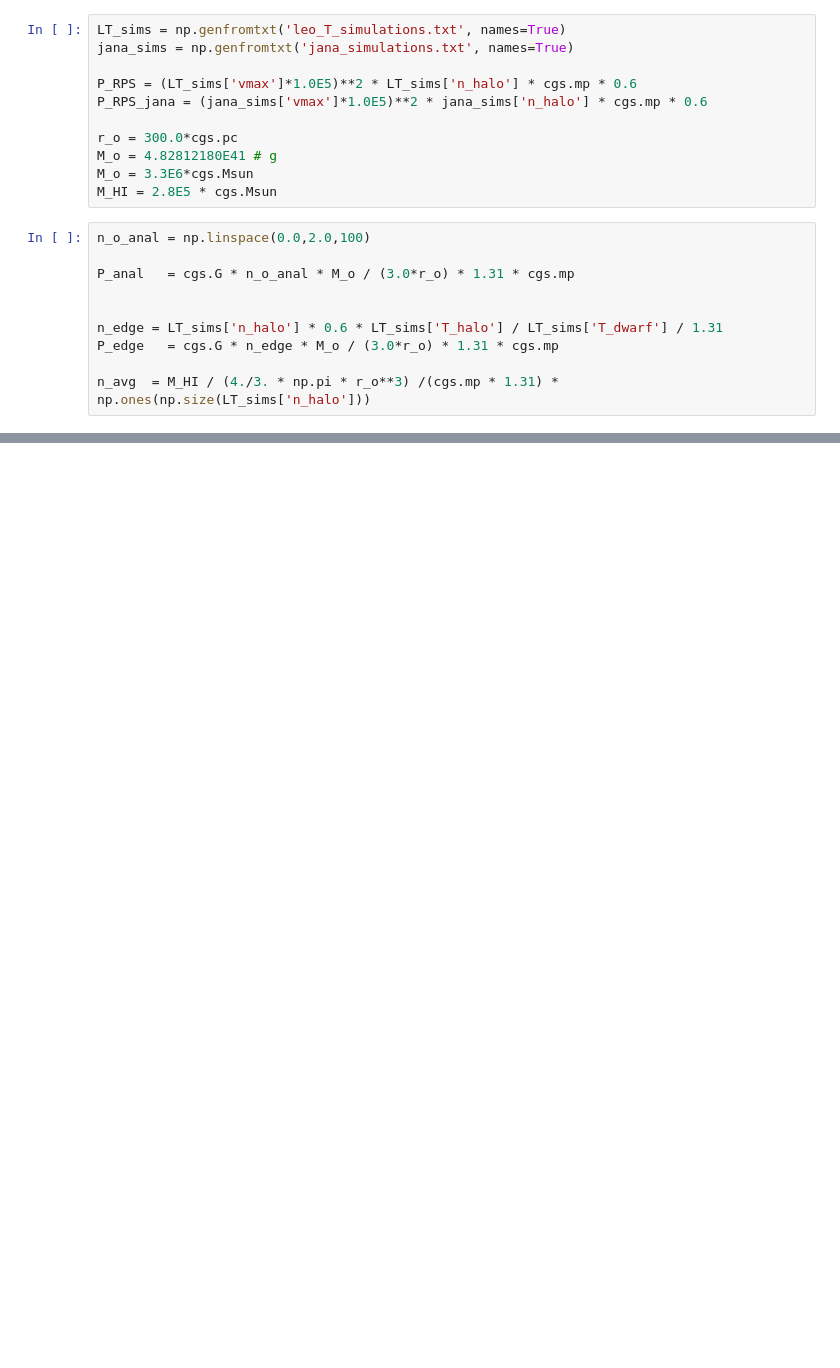
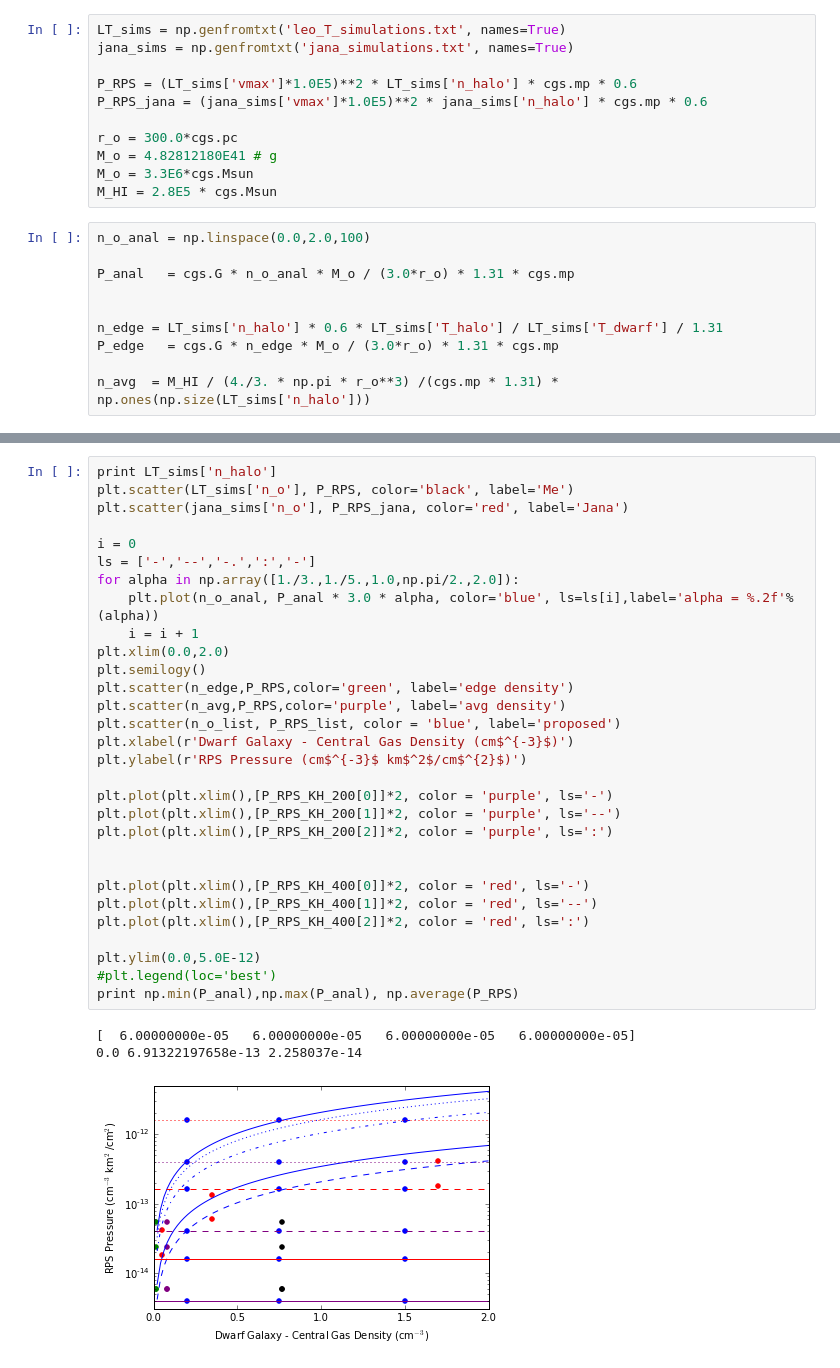
Before and after one commit to aemerick/dwarfs, a Jupyter notebook: analysis/Simulation_analysis.ipynb, the cells around one changed output, grey strips where cells are left out. Drawn from its saved outputs; the diff is of its cells as text; blank space fills up the shorter version.

```diff
--- a/analysis/Simulation_analysis.ipynb
+++ b/analysis/Simulation_analysis.ipynb
@@ -53,0 +74,34 @@ print np.min(P_anal),np.max(P_anal), np.average(P_RPS)
+# %%
+print LT_sims['n_halo']
+plt.scatter(LT_sims['n_o'], P_RPS, color='black', label='Me')
+plt.scatter(jana_sims['n_o'], P_RPS_jana, color='red', label='Jana')
+
+i = 0
+ls = ['-','--','-.',':','-']
+for alpha in np.array([1./3.,1./5.,1.0,np.pi/2.,2.0]):
+    plt.plot(n_o_anal, P_anal * 3.0 * alpha, color='blue', ls=ls[i],label='alpha = %.2f'%(alpha))
+    i = i + 1
+plt.xlim(0.0,2.0)
+plt.semilogy()
+plt.scatter(n_edge,P_RPS,color='green', label='edge density')
+plt.scatter(n_avg,P_RPS,color='purple', label='avg density')
+plt.scatter(n_o_list, P_RPS_list, color = 'blue', label='proposed')
+plt.xlabel(r'Dwarf Galaxy - Central Gas Density (cm$^{-3}$)')
+plt.ylabel(r'RPS Pressure (cm$^{-3}$ km$^2$/cm$^{2}$)')
+
+plt.plot(plt.xlim(),[P_RPS_KH_200[0]]*2, color = 'purple', ls='-')
+plt.plot(plt.xlim(),[P_RPS_KH_200[1]]*2, color = 'purple', ls='--')
+plt.plot(plt.xlim(),[P_RPS_KH_200[2]]*2, color = 'purple', ls=':')
+
+
+plt.plot(plt.xlim(),[P_RPS_KH_400[0]]*2, color = 'red', ls='-')
+plt.plot(plt.xlim(),[P_RPS_KH_400[1]]*2, color = 'red', ls='--')
+plt.plot(plt.xlim(),[P_RPS_KH_400[2]]*2, color = 'red', ls=':')
+
+plt.ylim(0.0,5.0E-12)
+#plt.legend(loc='best')
+print np.min(P_anal),np.max(P_anal), np.average(P_RPS)
+# %% [output]
+[  6.00000000e-05   6.00000000e-05   6.00000000e-05   6.00000000e-05]
+0.0 6.91322197658e-13 2.258037e-14
+[figure, added]
```
Also changed, not shown: parts of 8 cells of this notebook.
